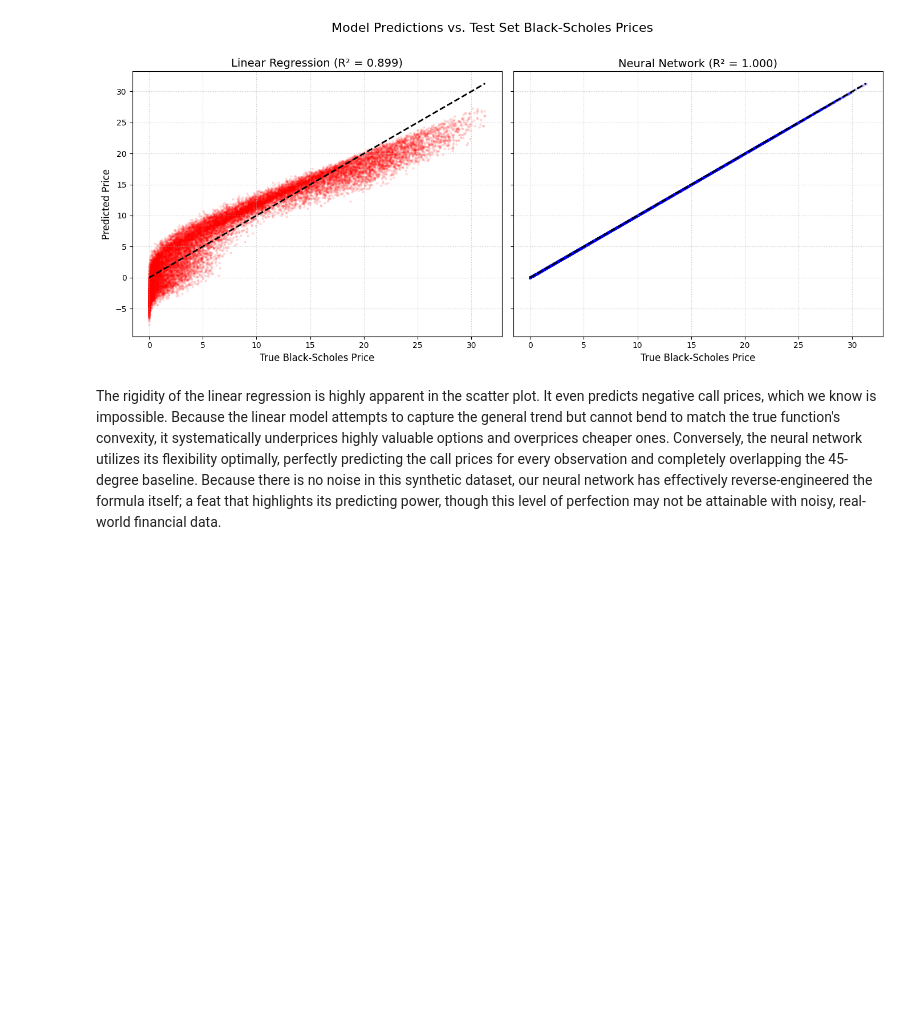
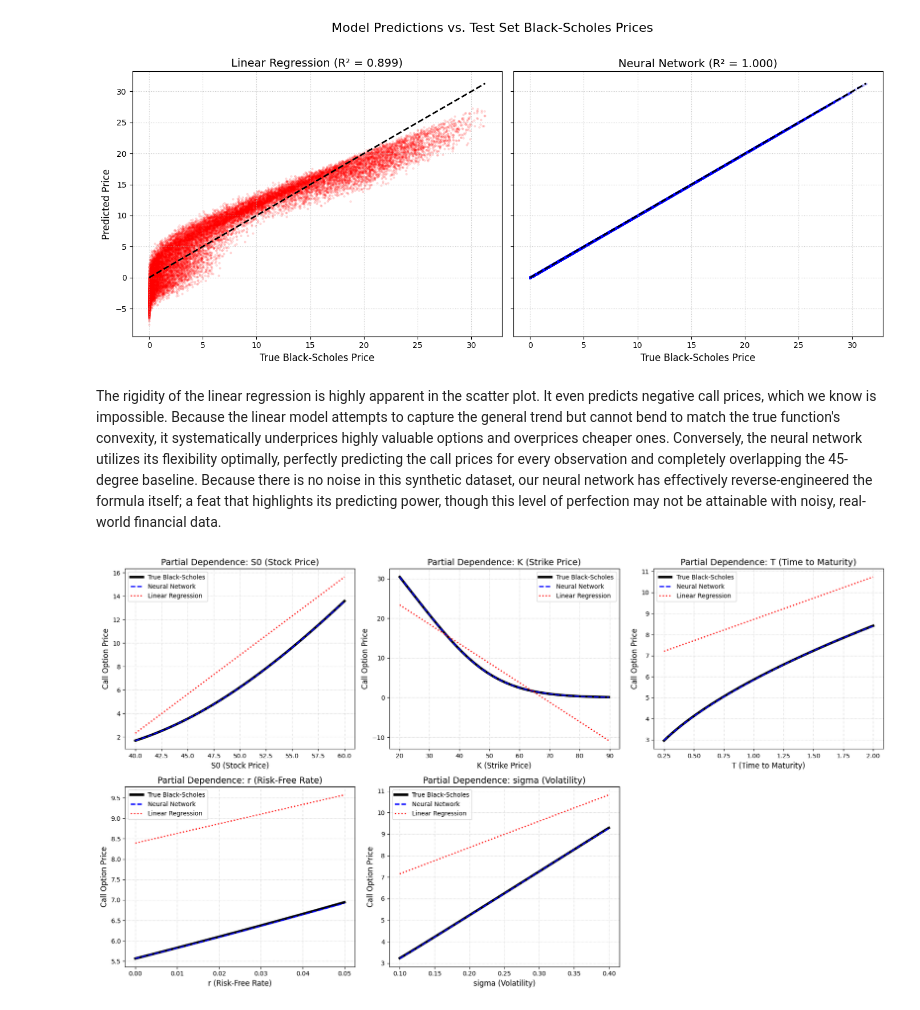
Before and after one commit to yangke34/RSM338-Assignment-6, a Jupyter notebook: RSM338 Assignment 6 Part B.ipynb, the cells around one changed output. Drawn from its saved outputs; the diff is of its cells as text; code cells hidden in the pictures; blank space fills up the shorter version.

```diff
--- a/RSM338 Assignment 6 Part B.ipynb
+++ b/RSM338 Assignment 6 Part B.ipynb
@@ -275,3 +275,56 @@ plt.show()
 [figure]
 # %% [markdown]
 The rigidity of the linear regression is highly apparent in the scatter plot. It even predicts negative call prices, which we know is impossible. Because the linear model attempts to capture the general trend but cannot bend to match the true function's convexity, it systematically underprices highly valuable options and overprices cheaper ones. Conversely, the neural network utilizes its flexibility optimally, perfectly predicting the call prices for every observation and completely overlapping the 45-degree baseline. Because there is no noise in this synthetic dataset, our neural network has effectively reverse-engineered the formula itself; a feat that highlights its predicting power, though this level of perfection may not be attainable with noisy, real-world financial data.
+# %%
+# Define labels for the plots
+feature_names = ['S0 (Stock Price)', 'K (Strike Price)', 'T (Time to Maturity)', 'r (Risk-Free Rate)', 'sigma (Volatility)']
+
+# Get the median values of the original, unscaled training data
+medians = np.median(X_train, axis=0)
+
+# Set up a 2x3 grid of subplots
+fig, axes = plt.subplots(2, 3, figsize=(18, 10))
+axes = axes.flatten()
+
+for i in range(5):
+    # 1. Create 100 evenly spaced points between the min and max of the current feature
+    var_range = np.linspace(X_train[:, i].min(), X_train[:, i].max(), 100)
+
+    # 2. Create a synthetic dataset where all rows are just the median values
+    X_pdp = np.tile(medians, (100, 1))
+
+    # 3. Replace the column of the current feature with our sweeping range
+    X_pdp[:, i] = var_range
+
+    # 4. Calculate the true Black-Scholes price for this synthetic data
+    true_prices = black_scholes_call(X_pdp[:, 0], X_pdp[:, 1], X_pdp[:, 2], X_pdp[:, 3], X_pdp[:, 4])
+
+    # 5. Scale the synthetic data using the exact same scaler fitted on X_train
+    X_pdp_scaled = scaler.transform(X_pdp)
+
+    # 6. Predict using Linear Regression
+    lr_preds = lr_model.predict(X_pdp_scaled)
+
+    # 7. Predict using the Neural Network
+    X_pdp_t = torch.tensor(X_pdp_scaled, dtype=torch.float32)
+    with torch.no_grad():
+        nn_preds = bs_model(X_pdp_t).numpy()
+
+    # 8. Plot the lines
+    axes[i].plot(var_range, true_prices, label='True Black-Scholes', color='black', linewidth=4, linestyle='-')
+    axes[i].plot(var_range, nn_preds, label='Neural Network', color='blue', linewidth=2, linestyle='--')
+    axes[i].plot(var_range, lr_preds, label='Linear Regression', color='red', linewidth=2, linestyle=':')
+
+    axes[i].set_title(f'Partial Dependence: {feature_names[i]}', fontsize=14)
+    axes[i].set_xlabel(feature_names[i], fontsize=12)
+    axes[i].set_ylabel('Call Option Price', fontsize=12)
+    axes[i].grid(True, linestyle=':', alpha=0.7)
+    axes[i].legend()
+
+# Hide the 6th empty subplot
+axes[5].axis('off')
+
+plt.tight_layout()
+plt.show()
+# %% [output]
+[figure, added]
```
Also changed, not shown: parts of 2 cells of this notebook.
